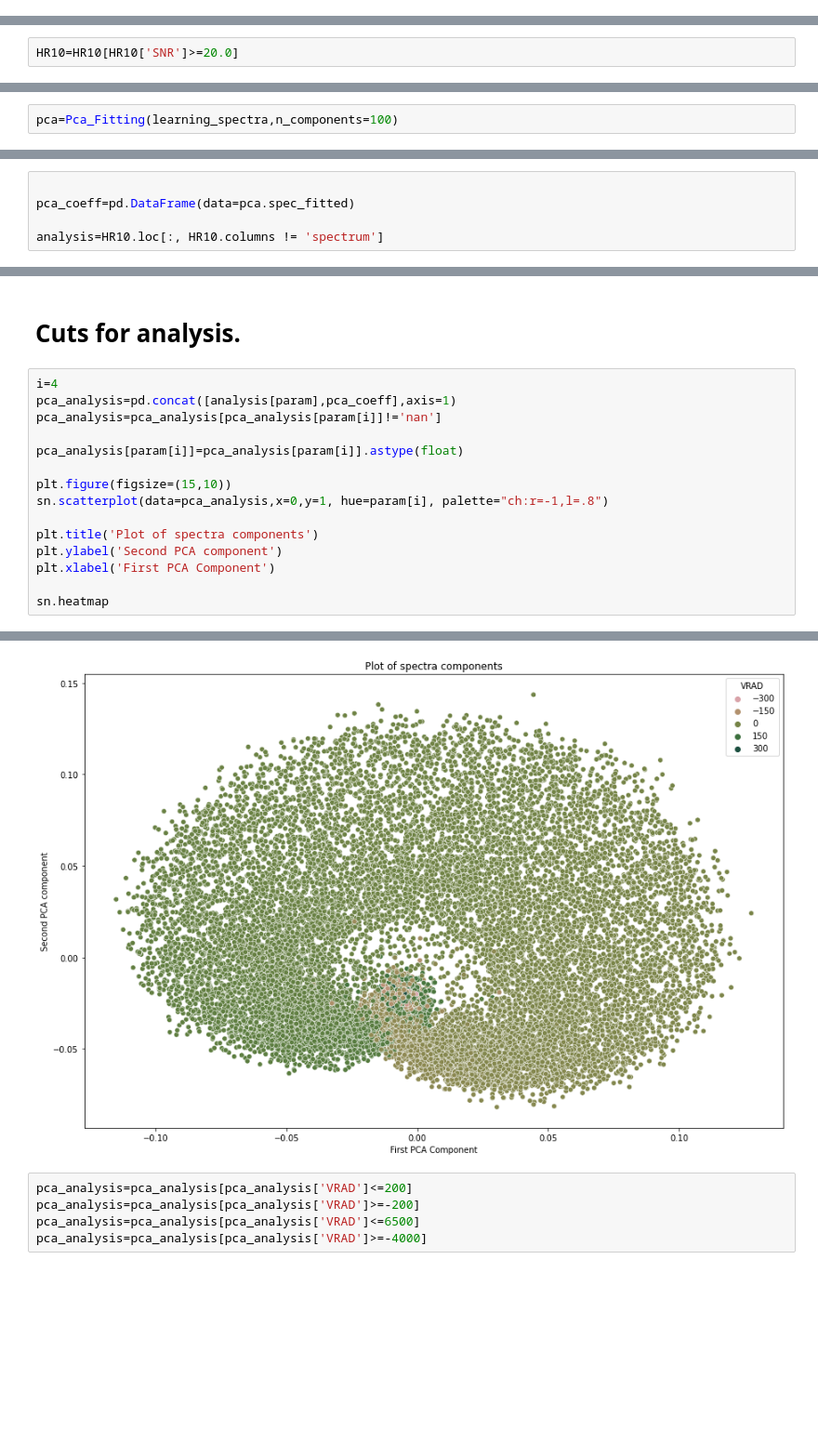
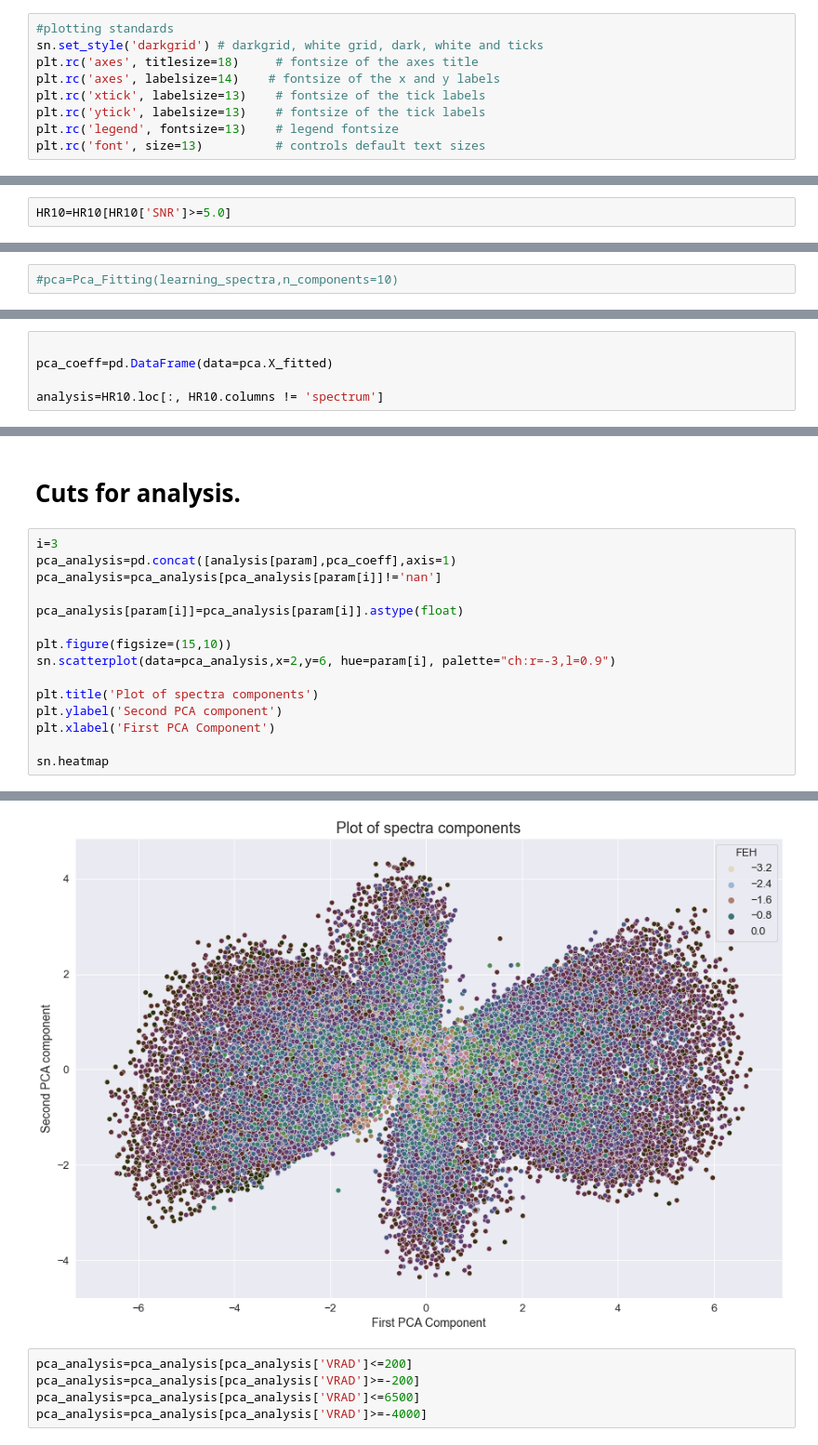
Before and after one commit to ocallam6/GES, a Jupyter notebook: Analysis/hr10_pca.ipynb, the cells around one changed output, grey strips where cells are left out. Shown at 93% size. Drawn from its saved outputs; the diff is of its cells as text; blank space fills up the shorter version.

```diff
--- a/Analysis/hr10_pca.ipynb
+++ b/Analysis/hr10_pca.ipynb
@@ -31,6 +31,15 @@ os.chdir("Analysis")
 os.getcwd()
 # %% [output]
 '/Users/mattocallaghan/GES/Analysis'
+# %%
+#plotting standards
+sn.set_style('darkgrid') # darkgrid, white grid, dark, white and ticks
+plt.rc('axes', titlesize=18)     # fontsize of the axes title
+plt.rc('axes', labelsize=14)    # fontsize of the x and y labels
+plt.rc('xtick', labelsize=13)    # fontsize of the tick labels
+plt.rc('ytick', labelsize=13)    # fontsize of the tick labels
+plt.rc('legend', fontsize=13)    # legend fontsize
+plt.rc('font', size=13)          # controls default text sizes
 # %% [markdown]
 # 1.0 Data input for HR10 Sample
 
@@ -113,5 +126,5 @@ Fraction of SNR we will use
 # %%
-HR10=HR10[HR10['SNR']>=20.0]
+HR10=HR10[HR10['SNR']>=5.0]
 # %%
 HR10.reset_index(inplace=True)
 # %% [markdown]
@@ -211,2 +224,2 @@ This is written so badly. Write again.
 # %%
-pca=Pca_Fitting(learning_spectra,n_components=100)
+#pca=Pca_Fitting(learning_spectra,n_components=10)
@@ -294,7 +255,7 @@ In what follows the practice will be very poor. We will utilise that the indices
 columns=list(HR10['spectrum'][0]['wavelength'].astype(str))
 # %%
 
-pca_coeff=pd.DataFrame(data=pca.spec_fitted)
+pca_coeff=pd.DataFrame(data=pca.X_fitted)
 
 analysis=HR10.loc[:, HR10.columns != 'spectrum']
 # %% [markdown]
@@ -310,23 +271,23 @@ param=['DIST_GAIA','TEFF', 'LOGG', 'FEH', 'VRAD']#, 'XI']
 # %% [markdown]
 # Cuts for analysis.
 # %%
-i=4
+i=3
 pca_analysis=pd.concat([analysis[param],pca_coeff],axis=1)
 pca_analysis=pca_analysis[pca_analysis[param[i]]!='nan']
 
 pca_analysis[param[i]]=pca_analysis[param[i]].astype(float)
 
 plt.figure(figsize=(15,10))
-sn.scatterplot(data=pca_analysis,x=0,y=1, hue=param[i], palette="ch:r=-1,l=.8")
+sn.scatterplot(data=pca_analysis,x=2,y=6, hue=param[i], palette="ch:r=-3,l=0.9")
 
 plt.title('Plot of spectra components')
 plt.ylabel('Second PCA component')
 plt.xlabel('First PCA Component')
 
 sn.heatmap
 # %% [output]
 <function seaborn.matrix.heatmap(data, *, vmin=None, vmax=None, cmap=None, center=None, robust=False, annot=None, fmt='.2g', annot_kws=None, linewidths=0, linecolor='white', cbar=True, cbar_kws=None,  ...
-[figure, old version]
+[figure, new version]
 # %%
 pca_analysis=pca_analysis[pca_analysis['VRAD']<=200]
 pca_analysis=pca_analysis[pca_analysis['VRAD']>=-200]
```
Also changed, not shown: parts of 36 cells of this notebook, 36 other files.
